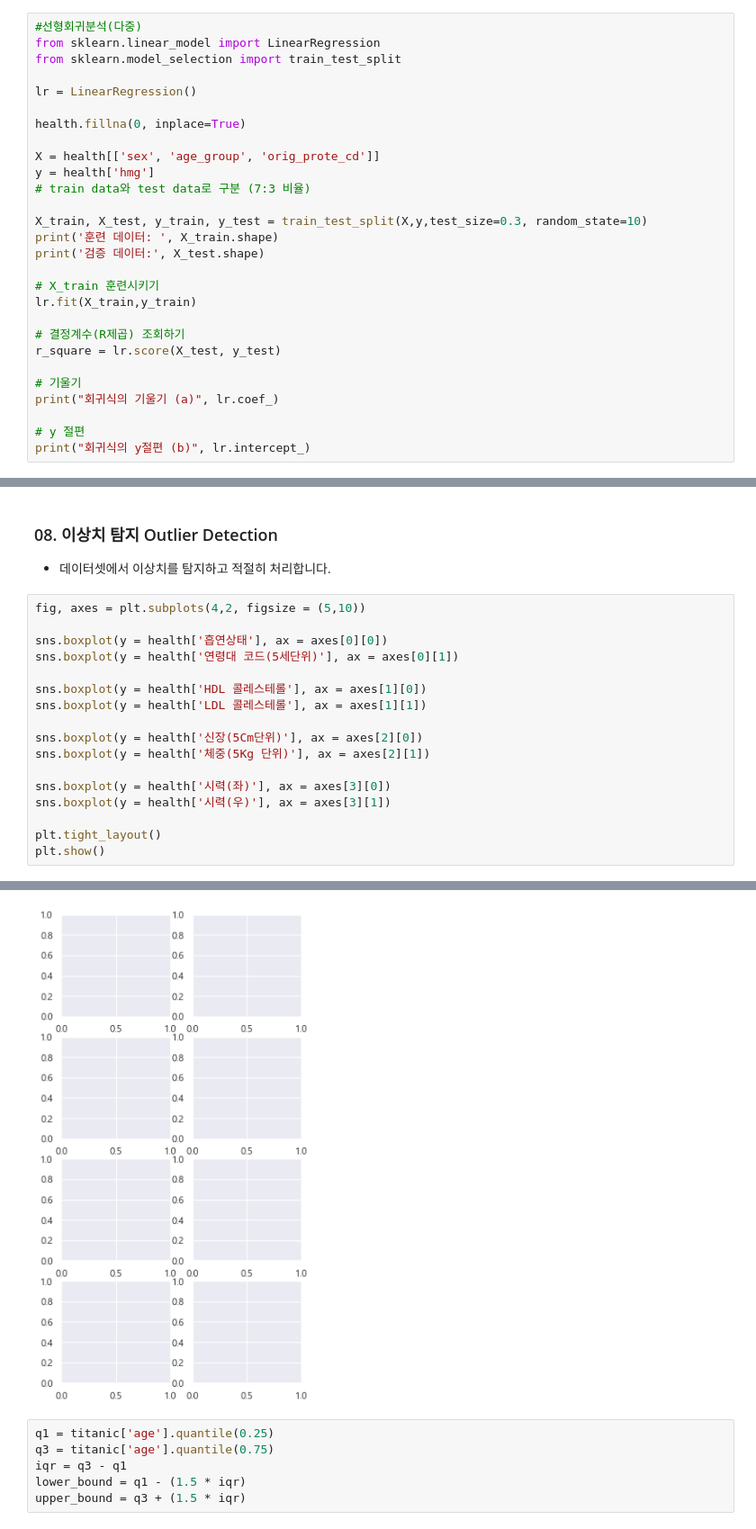
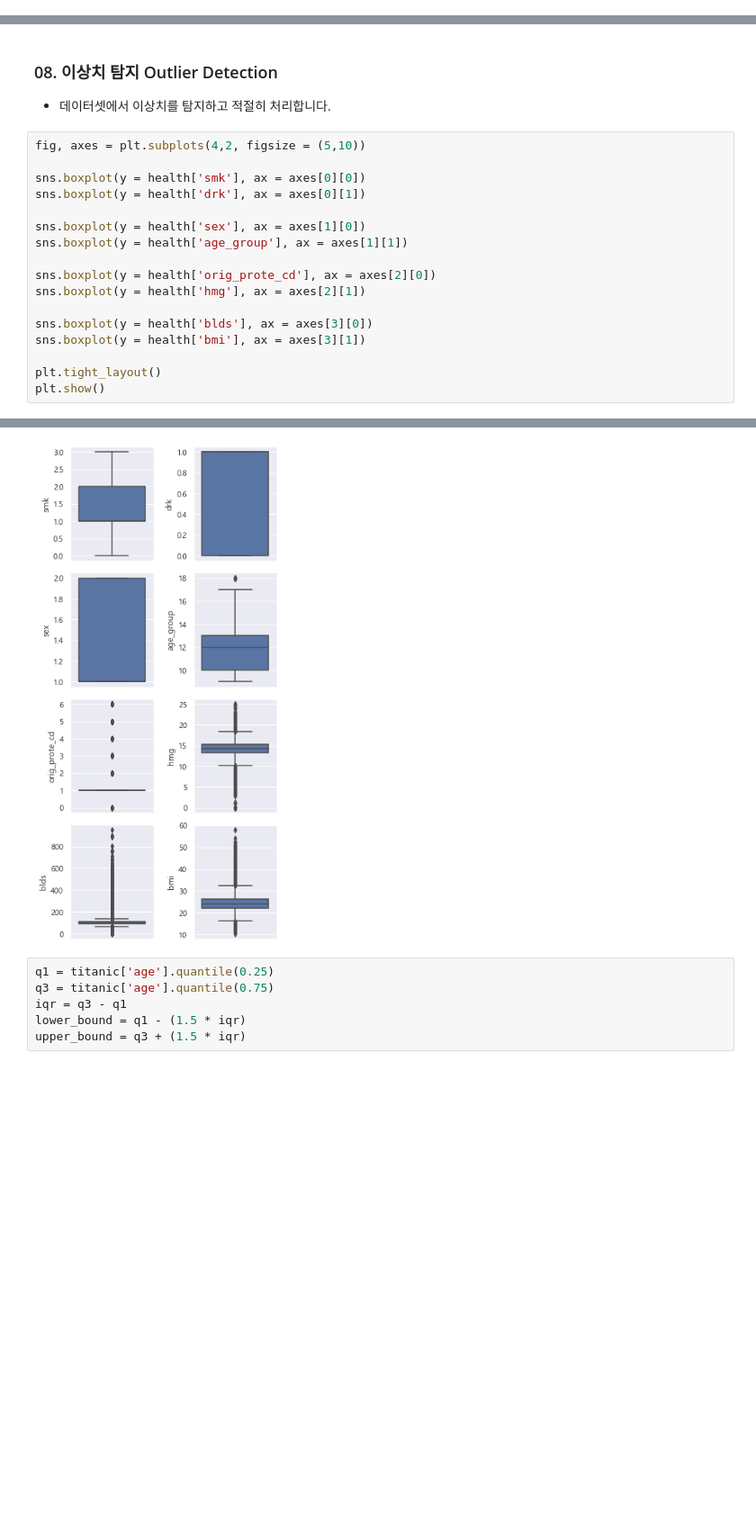
Before and after one commit to jisooyoon22/cw_data, a Jupyter notebook: 김가인/00_Start_EDA_[김가인].ipynb, the cells around one changed output, grey strips where cells are left out. Shown at 90% size. Drawn from its saved outputs; the diff is of its cells as text; blank space fills up the shorter version.

```diff
--- a/김가인/00_Start_EDA_[김가인].ipynb
+++ b/김가인/00_Start_EDA_[김가인].ipynb
@@ -711,28 +817,0 @@ print(health['orig_prote_cd'].corr(health['hmg']))
-# %%
-#선형회귀분석(다중)
-from sklearn.linear_model import LinearRegression
-from sklearn.model_selection import train_test_split
-
-lr = LinearRegression()
-
-health.fillna(0, inplace=True)
-
-X = health[['sex', 'age_group', 'orig_prote_cd']]
-y = health['hmg']
-# train data와 test data로 구분 (7:3 비율)
-
-X_train, X_test, y_train, y_test = train_test_split(X,y,test_size=0.3, random_state=10)
-print('훈련 데이터: ', X_train.shape)
-print('검증 데이터:', X_test.shape)
-
-# X_train 훈련시키기
-lr.fit(X_train,y_train)
-
-# 결정계수(R제곱) 조회하기
-r_square = lr.score(X_test, y_test)
-
-# 기울기
-print("회귀식의 기울기 (a)", lr.coef_)
-
-# y 절편
-print("회귀식의 y절편 (b)", lr.intercept_)
@@ -753,17 +875,17 @@ hmg = -1.90498294* 'sex' -0.16197244 * 'age_group' + 0.45321952*'orig_prote_cd'
 # %%
 fig, axes = plt.subplots(4,2, figsize = (5,10))
 
-sns.boxplot(y = health['흡연상태'], ax = axes[0][0])
-sns.boxplot(y = health['연령대 코드(5세단위)'], ax = axes[0][1])
+sns.boxplot(y = health['smk'], ax = axes[0][0])
+sns.boxplot(y = health['drk'], ax = axes[0][1])
 
-sns.boxplot(y = health['HDL 콜레스테롤'], ax = axes[1][0])
-sns.boxplot(y = health['LDL 콜레스테롤'], ax = axes[1][1])
+sns.boxplot(y = health['sex'], ax = axes[1][0])
+sns.boxplot(y = health['age_group'], ax = axes[1][1])
 
-sns.boxplot(y = health['신장(5Cm단위)'], ax = axes[2][0])
-sns.boxplot(y = health['체중(5Kg 단위)'], ax = axes[2][1])
+sns.boxplot(y = health['orig_prote_cd'], ax = axes[2][0])
+sns.boxplot(y = health['hmg'], ax = axes[2][1])
 
-sns.boxplot(y = health['시력(좌)'], ax = axes[3][0])
-sns.boxplot(y = health['시력(우)'], ax = axes[3][1])
+sns.boxplot(y = health['blds'], ax = axes[3][0])
+sns.boxplot(y = health['bmi'], ax = axes[3][1])
 
 plt.tight_layout()
 plt.show()
@@ -772,4 +893,4 @@ KeyError: '흡연상태'
-[figure, old version]
+[figure, new version]
 # %%
 q1 = titanic['age'].quantile(0.25)
 q3 = titanic['age'].quantile(0.75)
```
Also changed, not shown: parts of 61 cells of this notebook.
